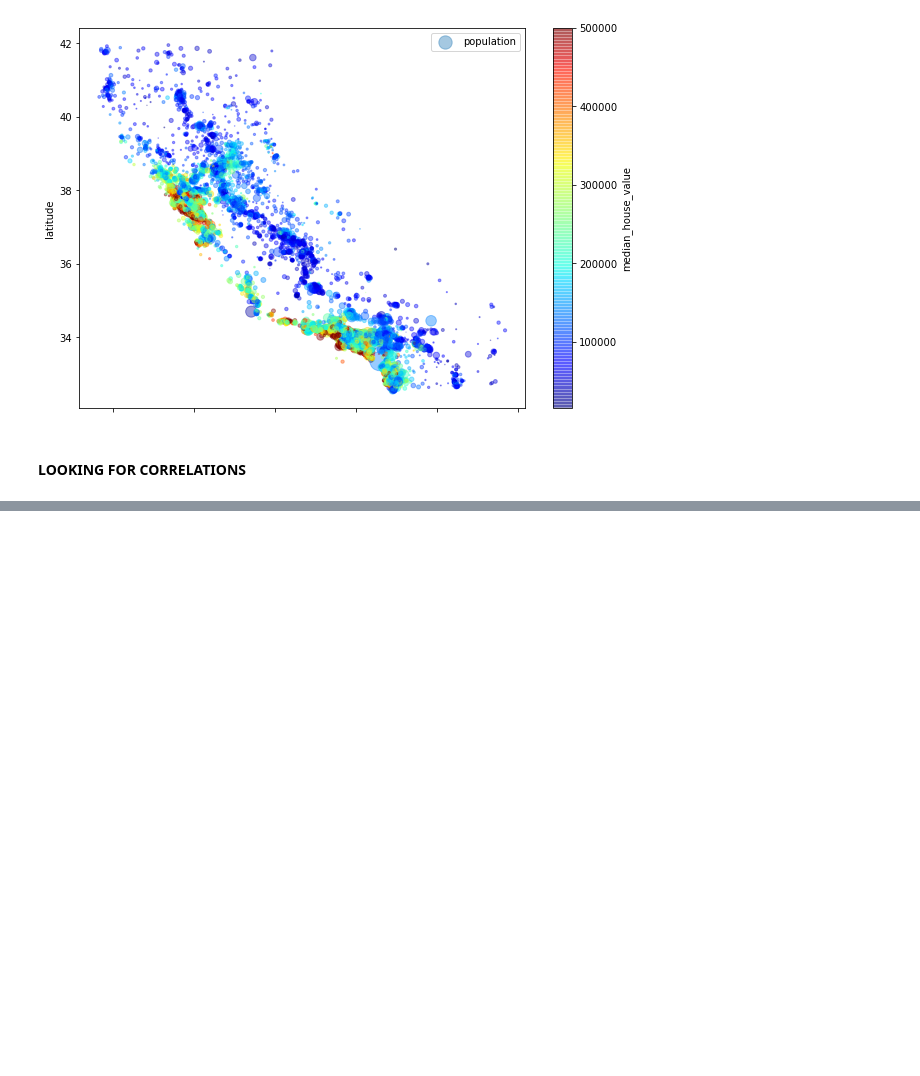
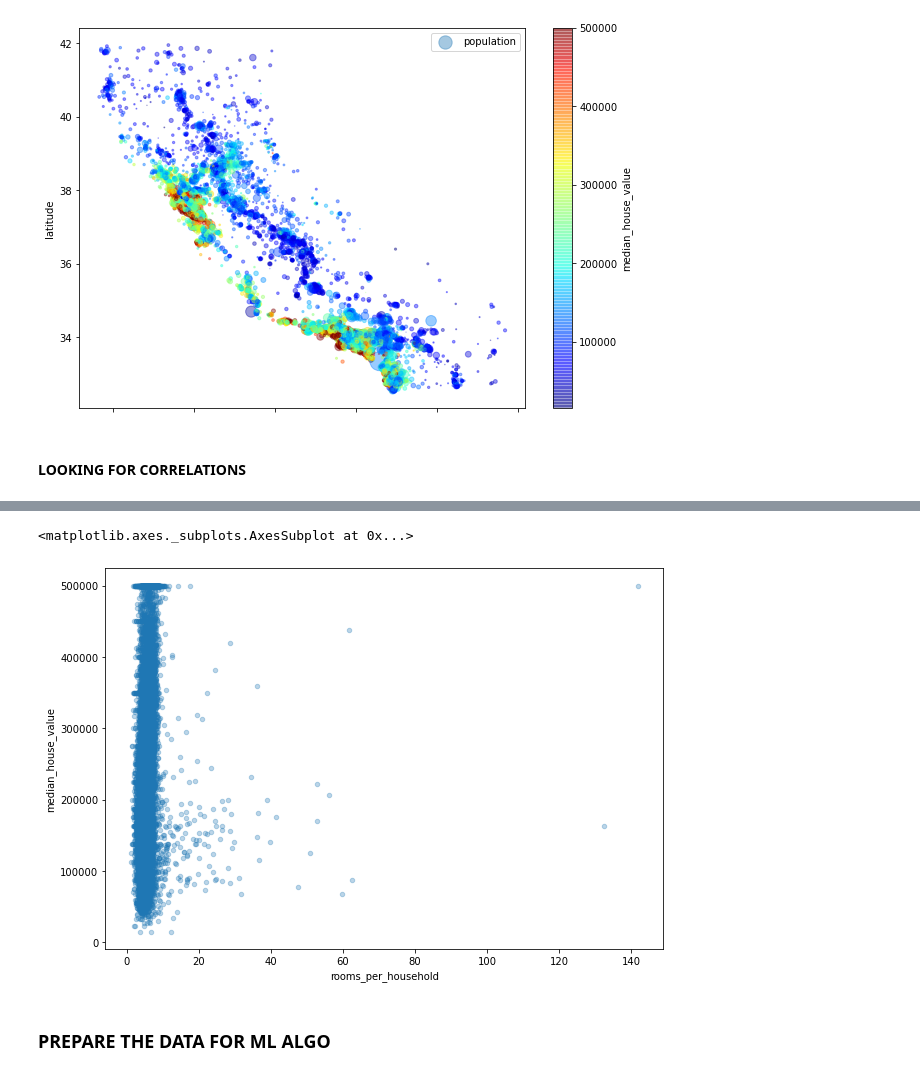
Before and after one commit to lazy-af-7/ML-Prac, a Jupyter notebook: Housing.ipynb, the cells around one changed output, grey strips where cells are left out. Drawn from its saved outputs; the diff is of its cells as text; code cells hidden in the pictures; blank space fills up the shorter version.

Commit message:
preparing data for ml algos

```diff
--- a/Housing.ipynb
+++ b/Housing.ipynb
@@ -110,0 +201,8 @@ plt.legend()
+# %%
+housing.plot(kind='scatter', x='rooms_per_household',y='median_house_value',
+             alpha=0.3, figsize=(10,7))
+# %% [output]
+<matplotlib.axes._subplots.AxesSubplot at 0x...>
+[figure, added]
+# %% [markdown]
+### PREPARE THE DATA FOR ML ALGO
```
Also changed, not shown: parts of 10 cells of this notebook.
